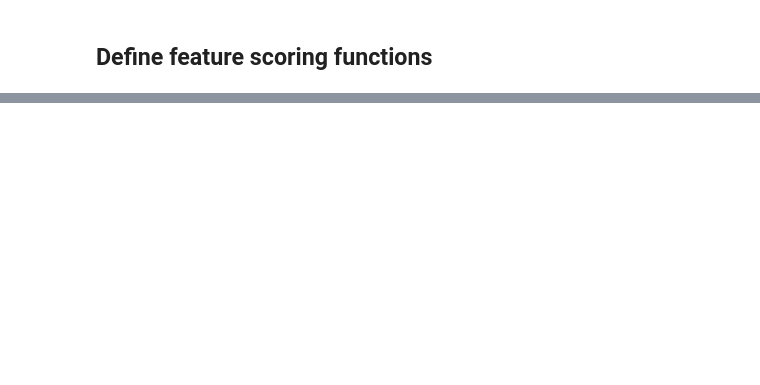
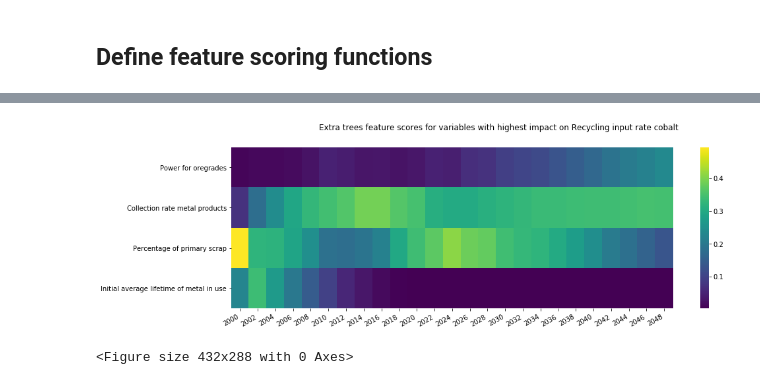
Before and after one commit to erikavdlinden/CobaltModel, a Jupyter notebook: Extra trees feature scoring.ipynb, the cells around one changed output, grey strips where cells are left out. Drawn from its saved outputs; the diff is of its cells as text; code cells hidden in the pictures; blank space fills up the shorter version.

```diff
--- a/Extra trees feature scoring.ipynb
+++ b/Extra trees feature scoring.ipynb
@@ -294,0 +315,7 @@ plot_heatmap_overtime(all_scores_RoverP, title = 'R over P ratio cobalt')
+# %%
+all_scores_recycling = get_ex_feature_scores_topx('Recycling input rate[Cobalt]',2)
+plot_heatmap_overtime(all_scores_recycling, title = 'Recycling input rate cobalt')
+plt.savefig(wd+'etfs_percentagefromrecycled')
+# %% [output]
+[figure, added]
+<Figure size 432x288 with 0 Axes>
```
Also changed, not shown: parts of 9 cells of this notebook, 2 other files.
